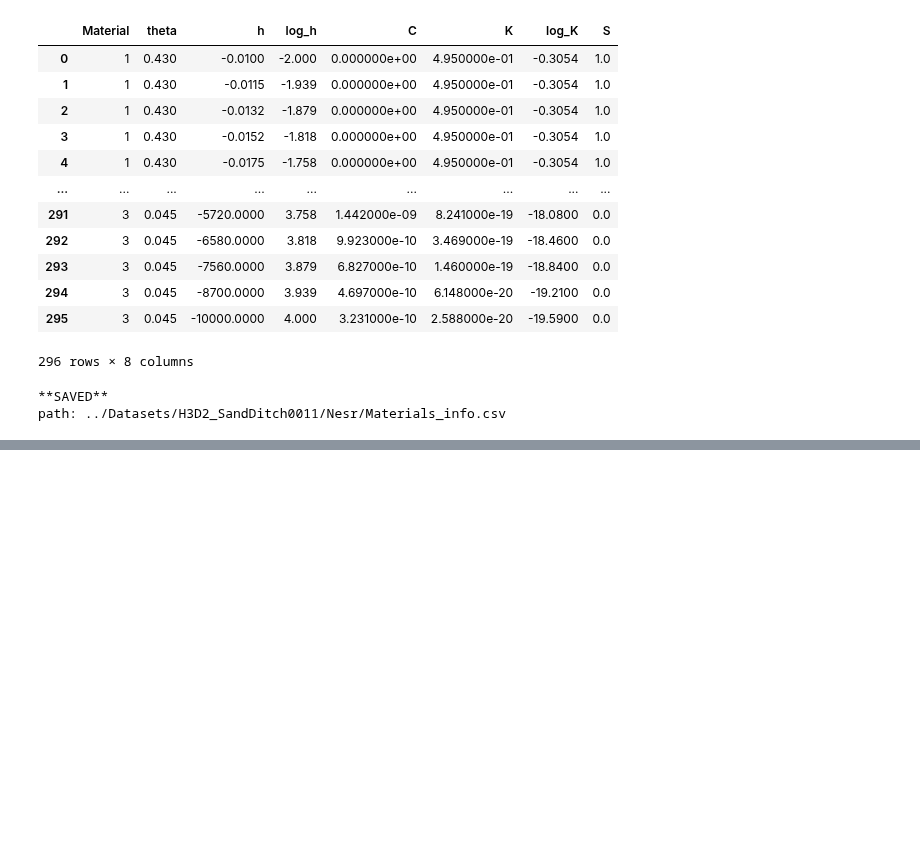
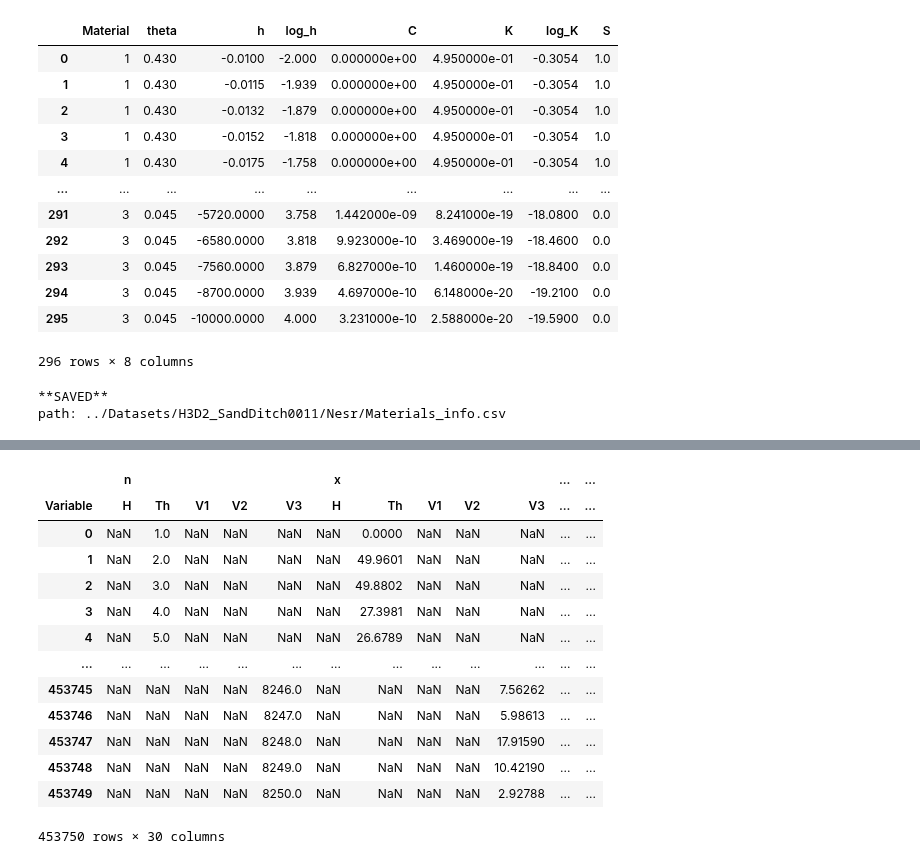
Before and after one commit to drnesr/SandDitch, a Jupyter notebook: Code/SandDitchAnalysis012.ipynb, the cells around one changed output, grey strips where cells are left out. Saved outputs shown, nothing was run; the diff lists cells and outputs as text; code cells hidden in the pictures; blank space fills up the shorter version.

Commit message:
Attempting to code a melted dataframe of the grid

```diff
--- a/Code/SandDitchAnalysis012.ipynb
+++ b/Code/SandDitchAnalysis012.ipynb
@@ -181,0 +202,3 @@ path: ../Datasets/H3D2_SandDitch0011/Nesr/Materials_info.csv
+# %%
+melted = df.melt(id_vars=['n', 'x', 'y', 'z'], var_name='VarTime', value_name='Value')
+melted
@@ -181,0 +219,4 @@ path: ../Datasets/H3D2_SandDitch0011/Nesr/Materials_info.csv
+# %%
+new = melted["VarTime"].str.split("_", n = 1, expand = True)
+new
+new[1].map(lambda x: x.lstrip('T'))
@@ -181,0 +236,11 @@ path: ../Datasets/H3D2_SandDitch0011/Nesr/Materials_info.csv
+# %%
+# new = data["Name"].str.split(" ", n = 1, expand = True)
+
+# # making separate first name column from new data frame
+melted["Variable"]= new[0]
+
+# # making separate last name column from new data frame
+melted["Time"]= pd.to_numeric(new[1].map(lambda x: x.lstrip('T')) , downcast='integer')
+
+# # Dropping old Name columns
+melted.drop(columns =["VarTime"], inplace = True)
@@ -181,0 +276,2 @@ path: ../Datasets/H3D2_SandDitch0011/Nesr/Materials_info.csv
+# %%
+melted = melted[['n', 'x', 'y', 'z', 'Time', 'Variable', 'Value']]
@@ -181,0 +292,18 @@ path: ../Datasets/H3D2_SandDitch0011/Nesr/Materials_info.csv
+# %%
+# melted.pivot(index= ['n', 'x', 'y', 'z', 'Time'], columns='Variable')
+melted.pivot( columns='Variable')
+# %% [output]
+|  | n |  |  |  |  | x |  |  |  |  | ... | ... |
+| Variable | H | Th | V1 | V2 | V3 | H | Th | V1 | V2 | V3 | ... | ... |
+| 0 | NaN | 1.0 | NaN | NaN | NaN | NaN | 0.0000 | NaN | NaN | NaN | ... | ... |
+| 1 | NaN | 2.0 | NaN | NaN | NaN | NaN | 49.9601 | NaN | NaN | NaN | ... | ... |
+| 2 | NaN | 3.0 | NaN | NaN | NaN | NaN | 49.8802 | NaN | NaN | NaN | ... | ... |
+| 3 | NaN | 4.0 | NaN | NaN | NaN | NaN | 27.3981 | NaN | NaN | NaN | ... | ... |
+| 4 | NaN | 5.0 | NaN | NaN | NaN | NaN | 26.6789 | NaN | NaN | NaN | ... | ... |
+| ... | ... | ... | ... | ... | ... | ... | ... | ... | ... | ... | ... | ... |
+| 453745 | NaN | NaN | NaN | NaN | 8246.0 | NaN | NaN | NaN | NaN | 7.56262 | ... | ... |
+| 453746 | NaN | NaN | NaN | NaN | 8247.0 | NaN | NaN | NaN | NaN | 5.98613 | ... | ... |
+| 453747 | NaN | NaN | NaN | NaN | 8248.0 | NaN | NaN | NaN | NaN | 17.91590 | ... | ... |
+| 453748 | NaN | NaN | NaN | NaN | 8249.0 | NaN | NaN | NaN | NaN | 10.42190 | ... | ... |
+| 453749 | NaN | NaN | NaN | NaN | 8250.0 | NaN | NaN | NaN | NaN | 2.92788 | ... | ... |
+453750 rows × 30 columns
```
Also changed, not shown: parts of 12 cells of this notebook.
